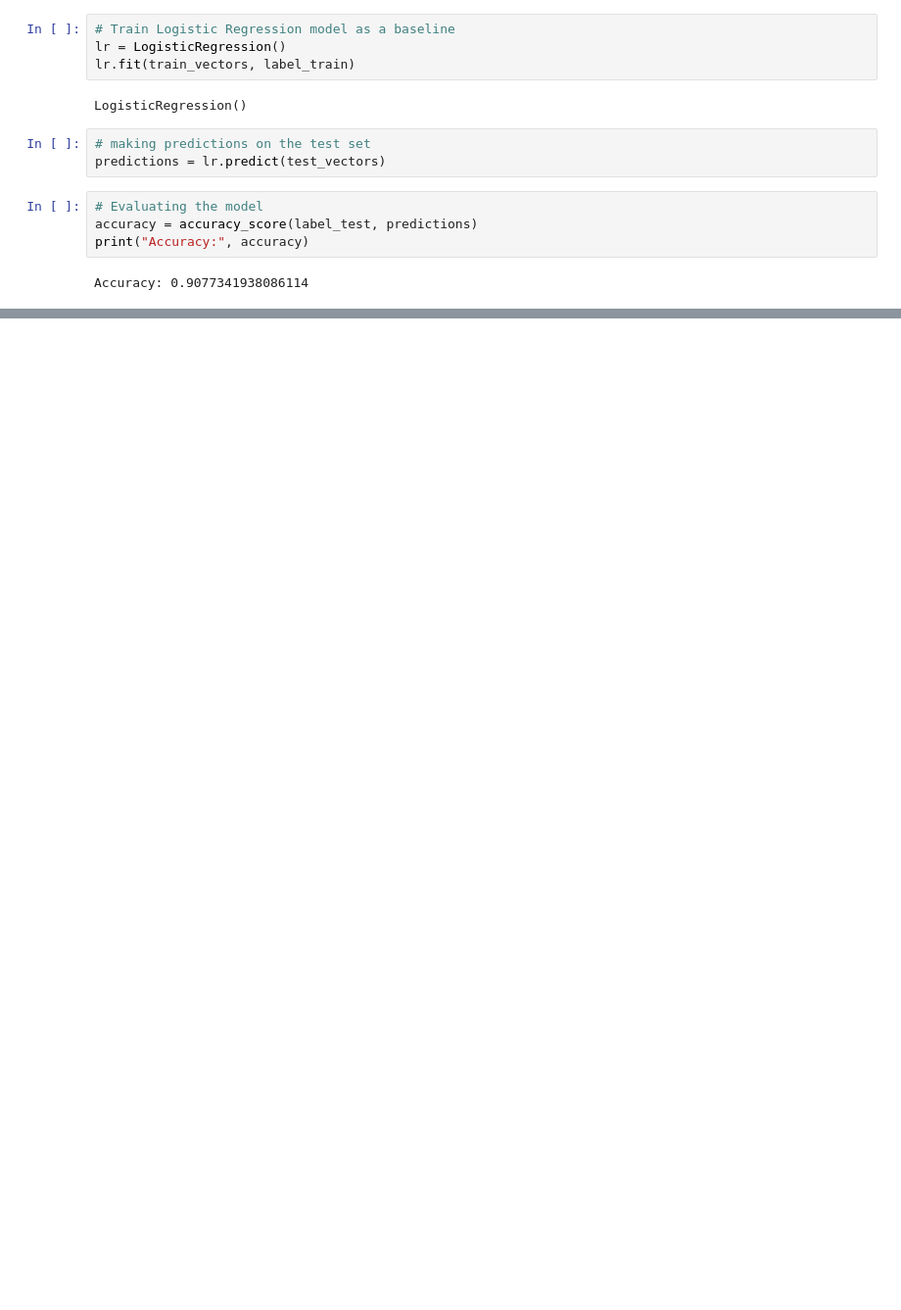
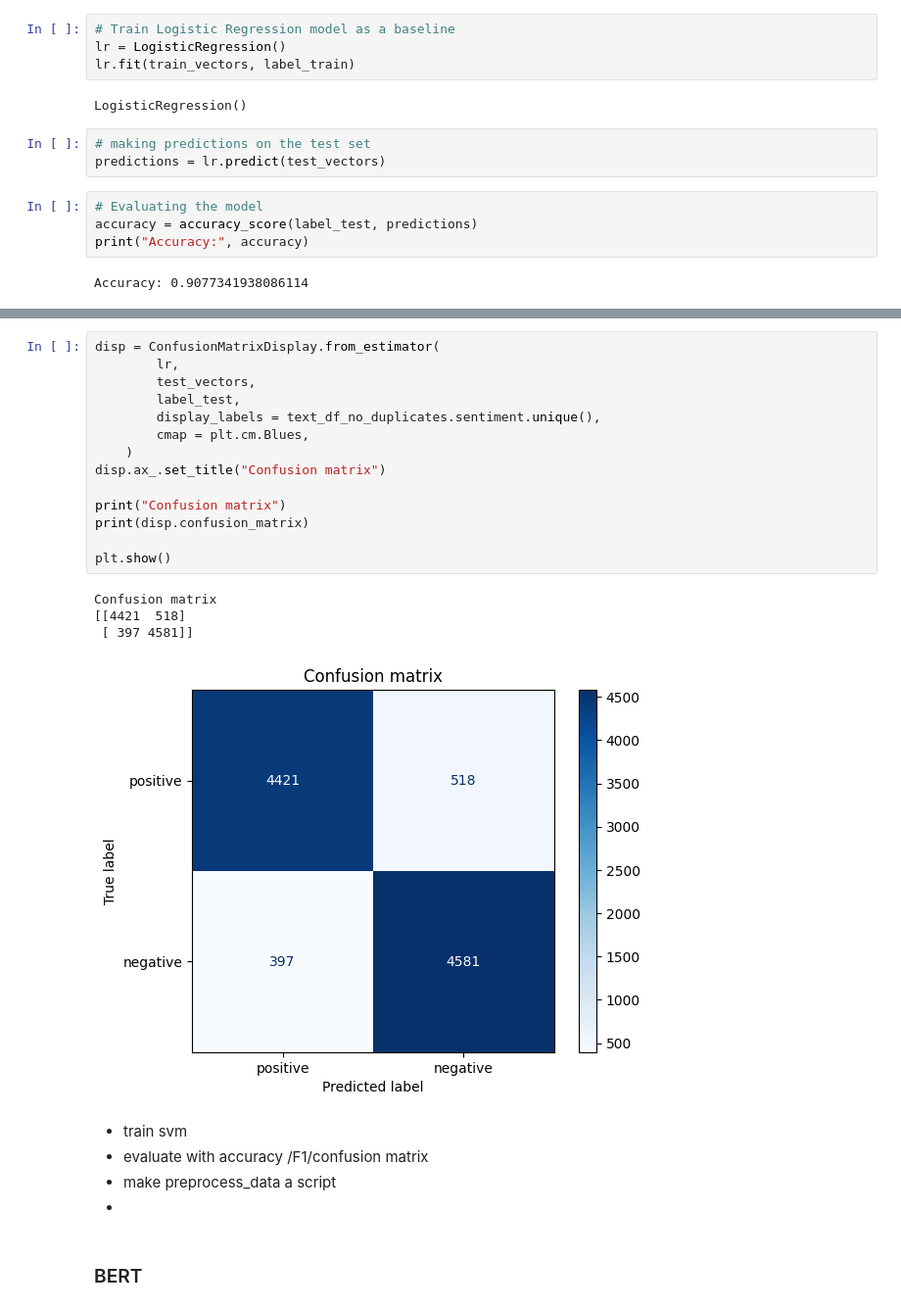
Before and after one commit to olizekor/movie-review-sentiment-analysis, a Jupyter notebook: notebooks/exploration.ipynb, the cells around one changed output, grey strips where cells are left out. Shown: that part at 98% size. Saved outputs shown, nothing was run; the diff lists cells and outputs as text; blank space fills up the shorter version.

```diff
--- a/notebooks/exploration.ipynb
+++ b/notebooks/exploration.ipynb
@@ -319,0 +337,26 @@ Accuracy for LogisticRegression() model: 0.9077341938086114
+# %%
+disp = ConfusionMatrixDisplay.from_estimator(
+        lr,
+        test_vectors,
+        label_test,
+        display_labels = text_df_no_duplicates.sentiment.unique(),
+        cmap = plt.cm.Blues,
+    )
+disp.ax_.set_title("Confusion matrix")
+
+print("Confusion matrix")
+print(disp.confusion_matrix)
+
+plt.show()
+# %% [output]
+Confusion matrix
+[[4421  518]
+ [ 397 4581]]
+[figure, added]
+# %% [markdown]
+- train svm
+- evaluate with accuracy /F1/confusion matrix
+- make preprocess_data a script
+-
+# %% [markdown]
+### BERT
```
Also changed, not shown: parts of 13 cells of this notebook.
